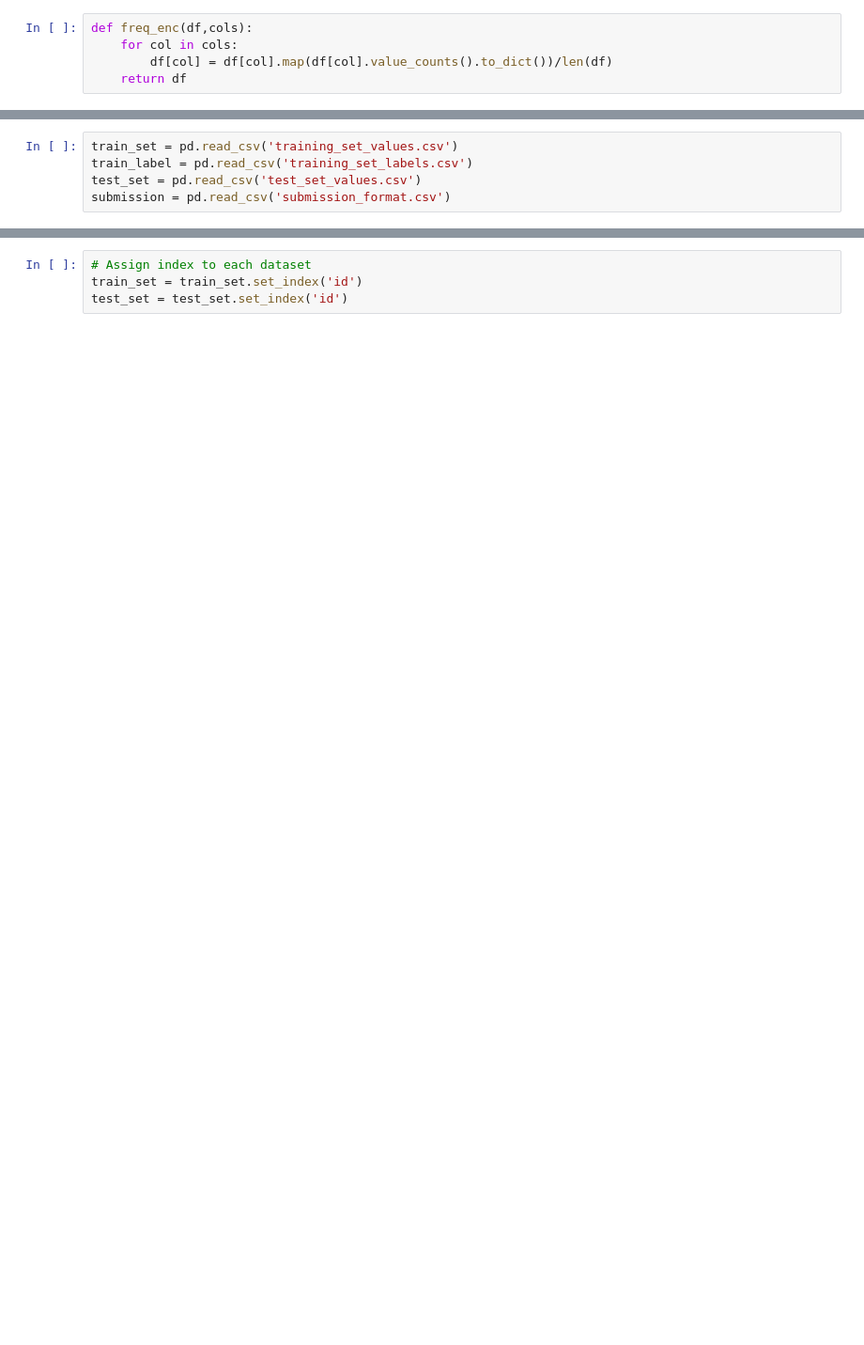
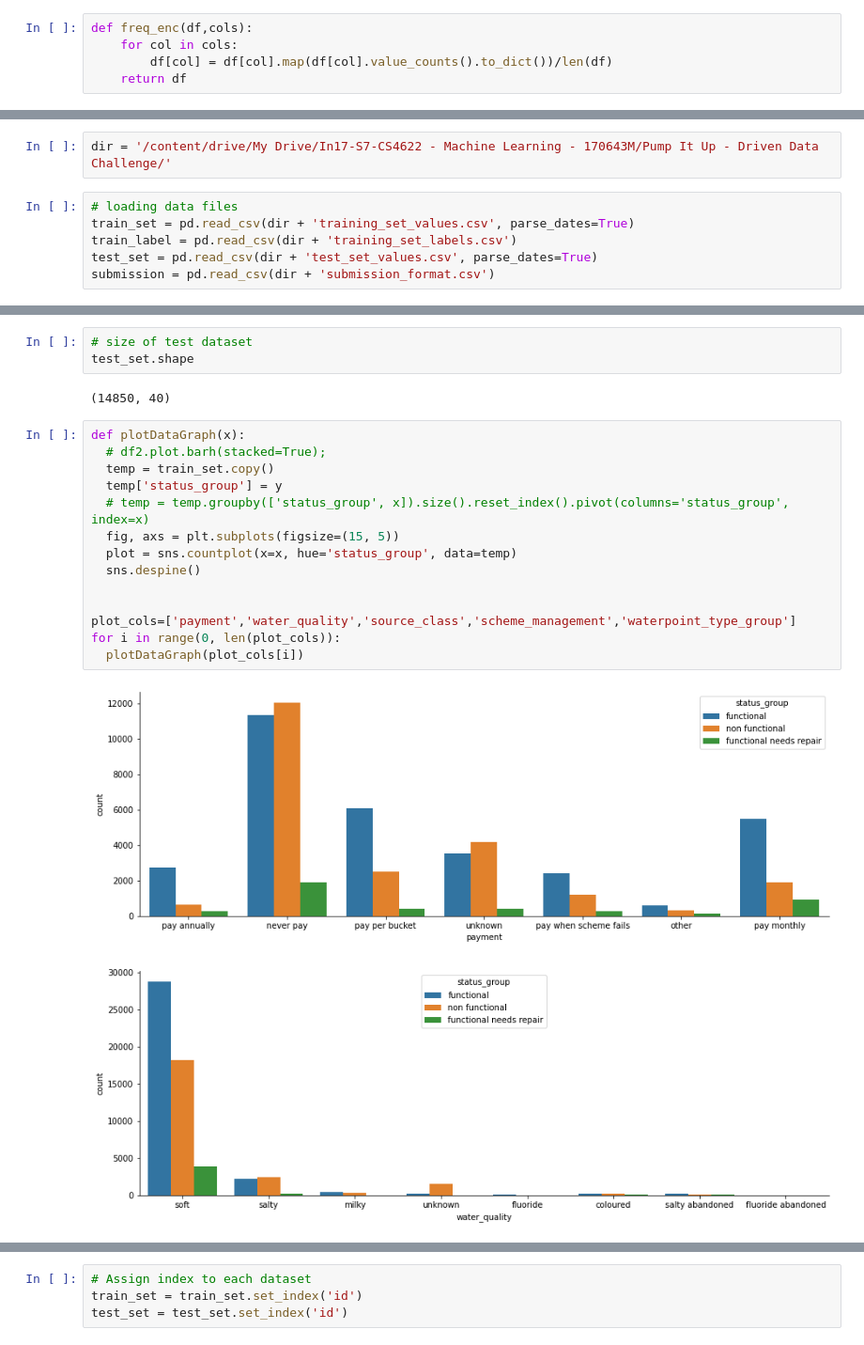
Before and after one commit to thuvarahan97/Pump-it-Up---Driven-Data, a Jupyter notebook: PumpItUp.ipynb, the cells around one changed output, grey strips where cells are left out. Shown at 94% size. Saved outputs shown, nothing was run; the diff lists cells and outputs as text; blank space fills up the shorter version.

Commit message:
Add data cleaning

```diff
--- a/PumpItUp.ipynb
+++ b/PumpItUp.ipynb
@@ -24,6 +39,9 @@ def freq_enc(df,cols):
+# %%
+dir = '/content/drive/My Drive/In17-S7-CS4622 - Machine Learning - 170643M/Pump It Up - Driven Data Challenge/'
 # %%
-train_set = pd.read_csv('training_set_values.csv')
-train_label = pd.read_csv('training_set_labels.csv')
-test_set = pd.read_csv('test_set_values.csv')
-submission = pd.read_csv('submission_format.csv')
+# loading data files
+train_set = pd.read_csv(dir + 'training_set_values.csv', parse_dates=True)
+train_label = pd.read_csv(dir + 'training_set_labels.csv')
+test_set = pd.read_csv(dir + 'test_set_values.csv', parse_dates=True)
+submission = pd.read_csv(dir + 'submission_format.csv')
 # %%
@@ -57,0 +95,22 @@ test_set.shape
+# %%
+# size of test dataset
+test_set.shape
+# %% [output]
+(14850, 40)
+# %%
+def plotDataGraph(x):
+  # df2.plot.barh(stacked=True);
+  temp = train_set.copy()
+  temp['status_group'] = y
+  # temp = temp.groupby(['status_group', x]).size().reset_index().pivot(columns='status_group', index=x)
+  fig, axs = plt.subplots(figsize=(15, 5))
+  plot = sns.countplot(x=x, hue='status_group', data=temp)
+  sns.despine()
+
+
+plot_cols=['payment','water_quality','source_class','scheme_management','waterpoint_type_group']
+for i in range(0, len(plot_cols)):
+  plotDataGraph(plot_cols[i])
+# %% [output]
+[figure, added]
+[figure, added]
```
Also changed, not shown: parts of 39 cells of this notebook.
